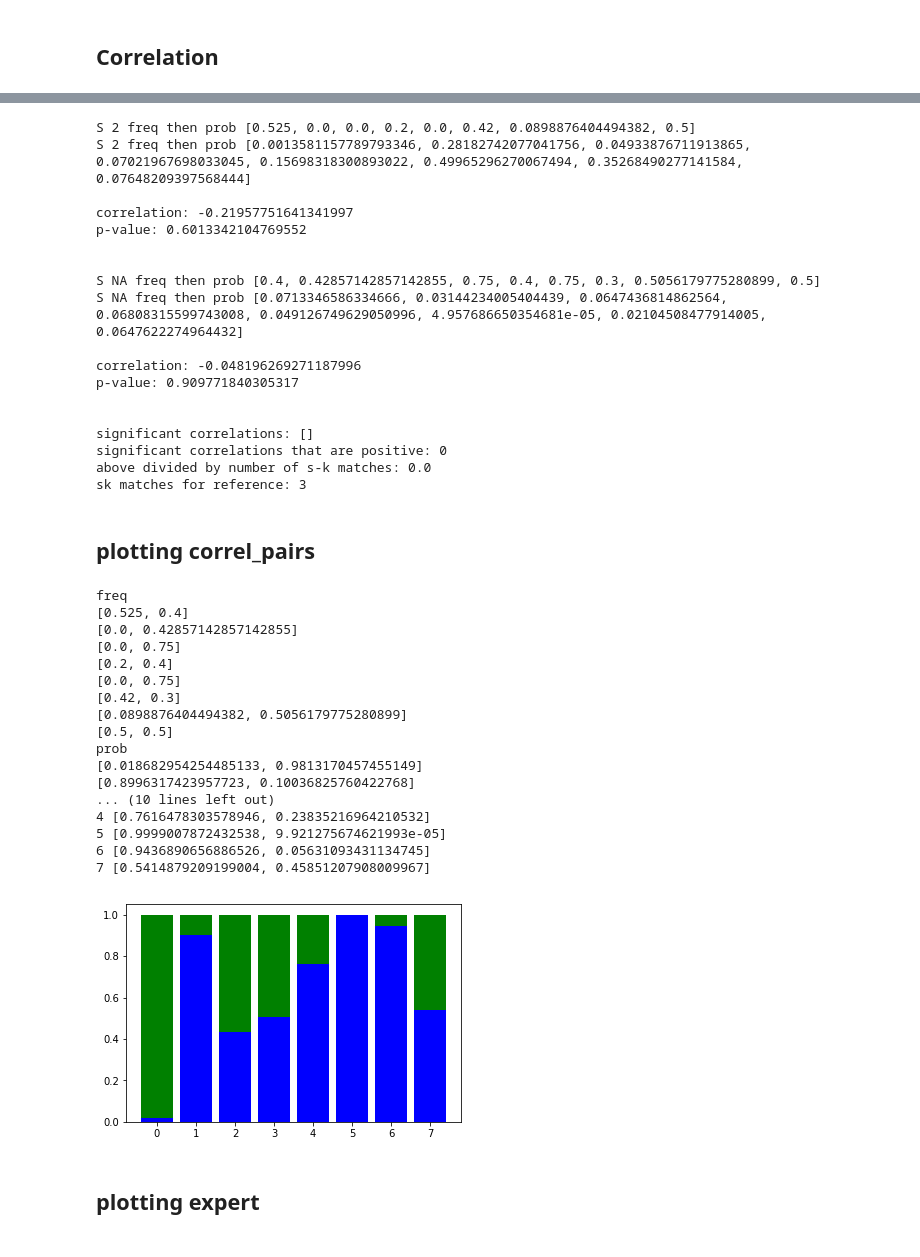
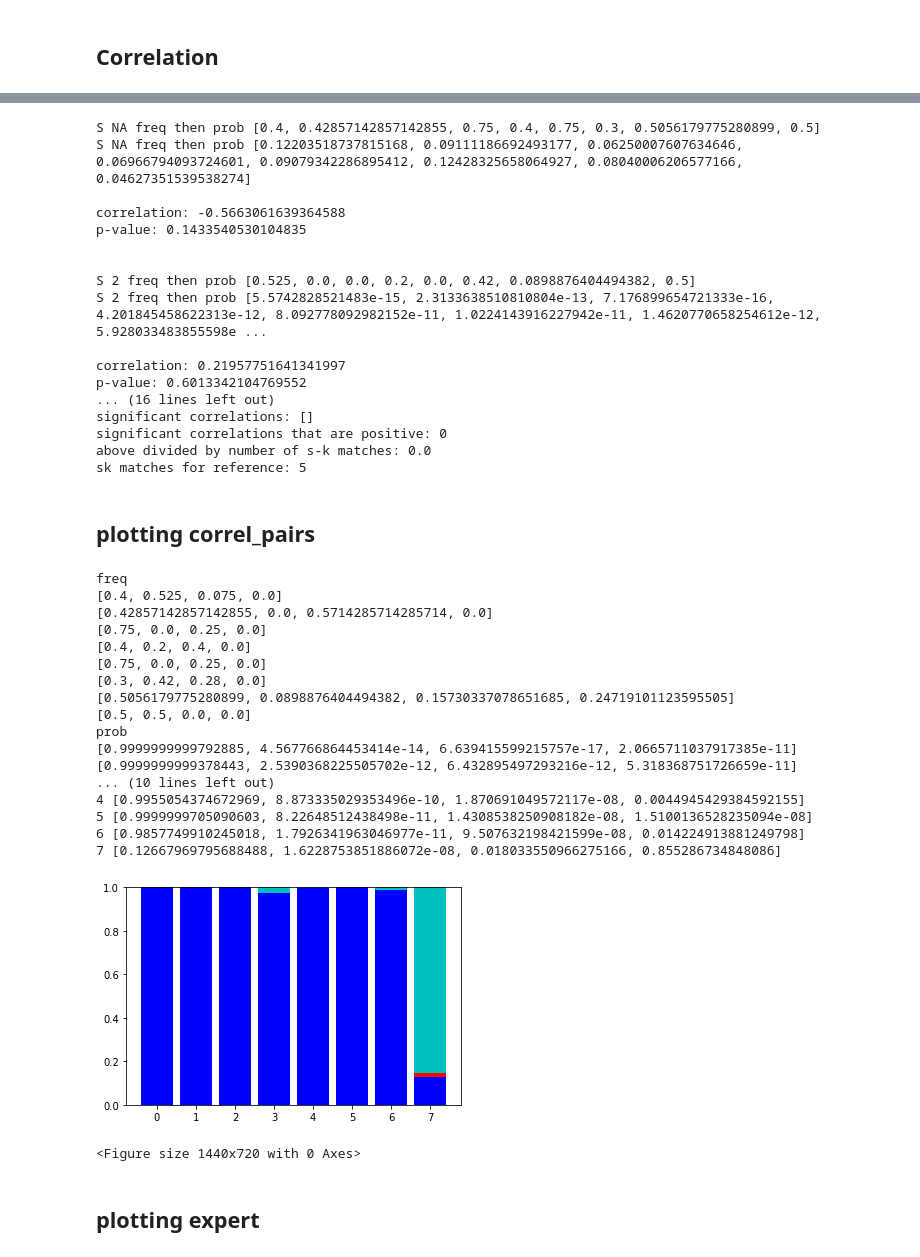
Before and after one commit to alan-turing-institute/seed-semantic-change, a Jupyter notebook: evaluation/evaluation_script.ipynb, the cells around one changed output, grey strips where cells are left out. Saved outputs shown, nothing was run; the diff lists cells and outputs as text; code cells hidden in the pictures.

```diff
--- a/evaluation/evaluation_script.ipynb
+++ b/evaluation/evaluation_script.ipynb
@@ -25,9 +25,9 @@ dir_in = os.path.abspath(os.path.join(os.path.dirname(os.getcwd()), "src", "dyna
 dir_out = os.path.abspath(os.path.join(os.path.dirname(os.getcwd()), "evaluation", "evaluation_output"))
 #dir_expert = os.path.abspath(os.path.join(os.path.dirname(os.getcwd()), "evaluation", "evaluation_input"))
 
-dir_expert = os.path.abspath(os.path.join(os.path.dirname(os.getcwd()), "evaluation", "evaluation_input","new_texts"))
+#dir_expert = os.path.abspath(os.path.join(os.path.dirname(os.getcwd()), "evaluation", "evaluation_input","new_texts"))
 #  SENSES MERGED harmonia
-#dir_expert = os.path.abspath(os.path.join(os.path.dirname(os.getcwd()), "corpus_scripts_output"))
+dir_expert = os.path.abspath(os.path.join(os.path.dirname(os.getcwd()), "corpus_scripts_output"))
 
 dir_parameter = os.path.abspath(os.path.join(os.path.dirname(os.getcwd()), "src", "dynamic-senses","greek_input","all_parameters"))
 
@@ -35,9 +35,9 @@ dir_parameter = os.path.abspath(os.path.join(os.path.dirname(os.getcwd()), "src"
 
 genre = "all"  # "all" by default. To focus on a specific genre change the value, cfr "s_senses" file
 
-s_senses = io.open(dir_expert+"/senses_69419.txt","r")  # expert senses annotation
-k_senses = io.open(dir_in+"/3_output_K15_var2/69419/output.dat","r") # model output
-parameter_file = io.open(dir_parameter+"/parameters_v10_variance.txt","r")
+s_senses = io.open(dir_expert+"/senses_15281.txt","r")  # expert senses annotation
+k_senses = io.open(dir_in+"/3_output_K15/15281/output.dat","r") # model output
+parameter_file = io.open(dir_parameter+"/params_v8.txt","r")
 
 bugfix = 0
 
@@ -1875,24 +1890,23 @@ print("significant correlations that are positive:",len(positive_significant_cor
 print("above divided by number of s-k matches:",len(positive_significant_correl)/len(s_k_match.keys()))
 print("sk matches for reference:",len(s_k_match.keys()))
 # %% [output]
-S 2 freq then prob [0.525, 0.0, 0.0, 0.2, 0.0, 0.42, 0.0898876404494382, 0.5]
-S 2 freq then prob [0.0013581157789793346, 0.28182742077041756, 0.04933876711913865, 0.07021967698033045, 0.15698318300893022, 0.49965296270067494, 0.35268490277141584, 0.07648209397568444]
+S NA freq then prob [0.4, 0.42857142857142855, 0.75, 0.4, 0.75, 0.3, 0.5056179775280899, 0.5]
+S NA freq then prob [0.12203518737815168, 0.09111186692493177, 0.06250007607634646, 0.06966794093724601, 0.09079342286895412, 0.12428325658064927, 0.08040006206577166, 0.04627351539538274]
 
-correlation: -0.21957751641341997
-p-value: 0.6013342104769552
+correlation: -0.5663061639364588
+p-value: 0.1433540530104835
 
 
-S NA freq then prob [0.4, 0.42857142857142855, 0.75, 0.4, 0.75, 0.3, 0.5056179775280899, 0.5]
-S NA freq then prob [0.0713346586334666, 0.03144234005404439, 0.0647436814862564, 0.06808315599743008, 0.049126749629050996, 4.957686650354681e-05, 0.02104508477914005, 0.0647622274964432]
+S 2 freq then prob [0.525, 0.0, 0.0, 0.2, 0.0, 0.42, 0.0898876404494382, 0.5]
+S 2 freq then prob [5.5742828521483e-15, 2.3133638510810804e-13, 7.176899654721333e-16, 4.201845458622313e-12, 8.092778092982152e-11, 1.0224143916227942e-11, 1.4620770658254612e-12, 5.928033483855598e ...
 
-correlation: -0.048196269271187996
-p-value: 0.909771840305317
-
-
+correlation: 0.21957751641341997
+p-value: 0.6013342104769552
+... (16 lines left out)
 significant correlations: []
 significant correlations that are positive: 0
 above divided by number of s-k matches: 0.0
-sk matches for reference: 3
+sk matches for reference: 5
 # %%
 #### print(correl_pairs)
 #print("\n",correl_pairs[2])
@@ -1980,48 +1994,50 @@ for key in valeurs_prob:
 #    list_temp = list()
 #    for item in valeurs[key]:
 #        list_temp.append(int(item*100))
 #    valeurs2[key] = list_temp
 
     #for value in valeurs
 
 previous = 0
 
 for key,vals in valeurs_prob.items():
     print(key,vals)
 
     for i in range(0,len(vals)):
         if i == 0:
             previous = 0
             plt.bar(x=key, height=vals[i],bottom=previous,color=couleurs[i])
             #plt.bar(x=key, height=vals[i],bottom=previous)
 
         else:
             previous = vals[i-1] + previous
             plt.bar(x=key, height=vals[i],bottom=previous,color=couleurs[i])
             #plt.bar(x=key, height=vals[i],bottom=previous)
 
 plt.xticks(range(len(valeurs_prob)), valeurs_prob.keys())
+plt.figure(figsize=(20,10))
 
 plt.show()
 # %% [output]
 freq
-[0.525, 0.4]
-[0.0, 0.42857142857142855]
-[0.0, 0.75]
-[0.2, 0.4]
-[0.0, 0.75]
-[0.42, 0.3]
-[0.0898876404494382, 0.5056179775280899]
-[0.5, 0.5]
+[0.4, 0.525, 0.075, 0.0]
+[0.42857142857142855, 0.0, 0.5714285714285714, 0.0]
+[0.75, 0.0, 0.25, 0.0]
+[0.4, 0.2, 0.4, 0.0]
+[0.75, 0.0, 0.25, 0.0]
+[0.3, 0.42, 0.28, 0.0]
+[0.5056179775280899, 0.0898876404494382, 0.15730337078651685, 0.24719101123595505]
+[0.5, 0.5, 0.0, 0.0]
 prob
-[0.018682954254485133, 0.9813170457455149]
-[0.8996317423957723, 0.10036825760422768]
+[0.9999999999792885, 4.567766864453414e-14, 6.639415599215757e-17, 2.0665711037917385e-11]
+[0.9999999999378443, 2.5390368225505702e-12, 6.432895497293216e-12, 5.318368751726659e-11]
 ... (10 lines left out)
-4 [0.7616478303578946, 0.23835216964210532]
-5 [0.9999007872432538, 9.921275674621993e-05]
-6 [0.9436890656886526, 0.05631093431134745]
-7 [0.5414879209199004, 0.45851207908009967]
+4 [0.9955054374672969, 8.873335029353496e-10, 1.870691049572117e-08, 0.0044945429384592155]
+5 [0.9999999705090603, 8.22648512438498e-11, 1.4308538250908182e-08, 1.5100136528235094e-08]
+6 [0.9857749910245018, 1.7926341963046977e-11, 9.507632198421599e-08, 0.014224913881249798]
+7 [0.12667969795688488, 1.6228753851886072e-08, 0.018033550966275166, 0.855286734848086]
-[figure, old version]
+[figure, new version]
+<Figure size 1440x720 with 0 Axes>
 # %% [markdown]
 ## plotting expert
 # %%
```
Also changed, not shown: parts of 19 cells of this notebook, 2 other files.
